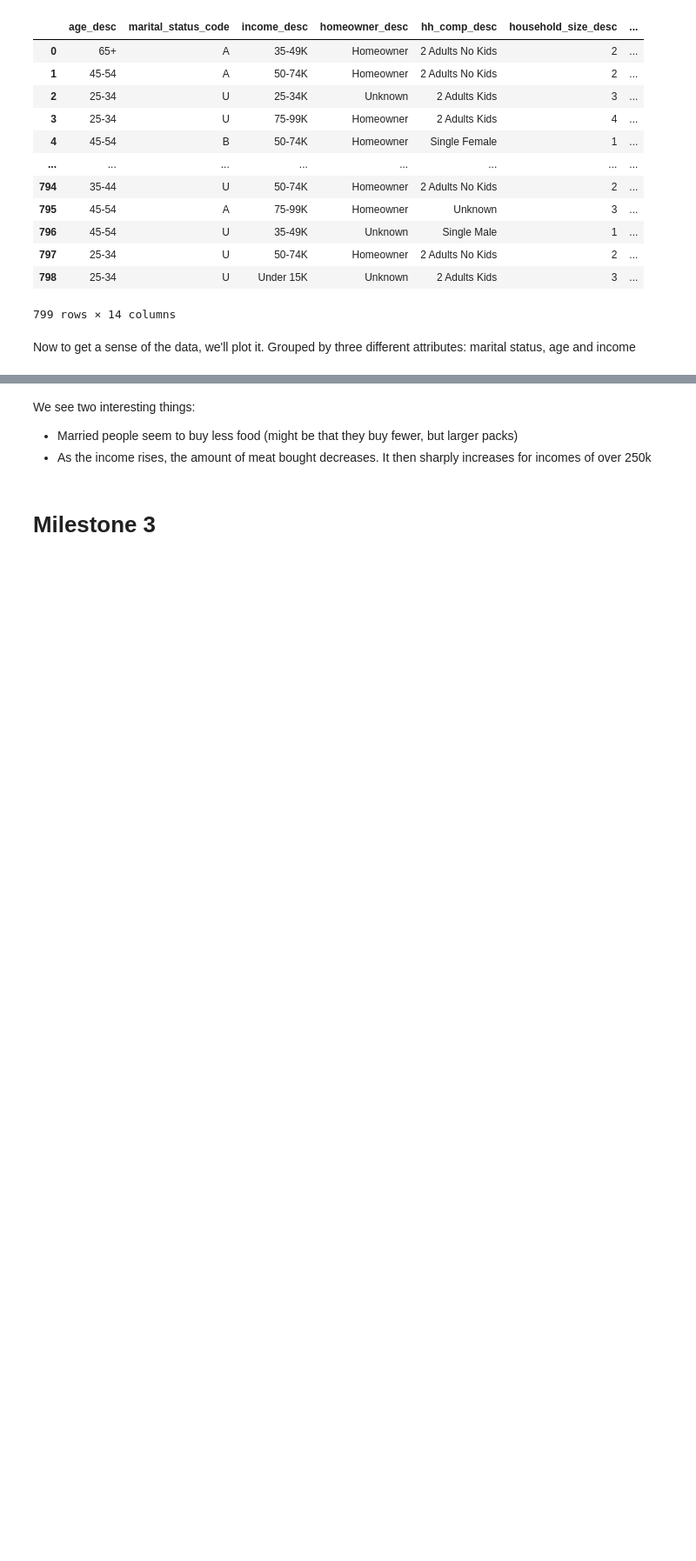
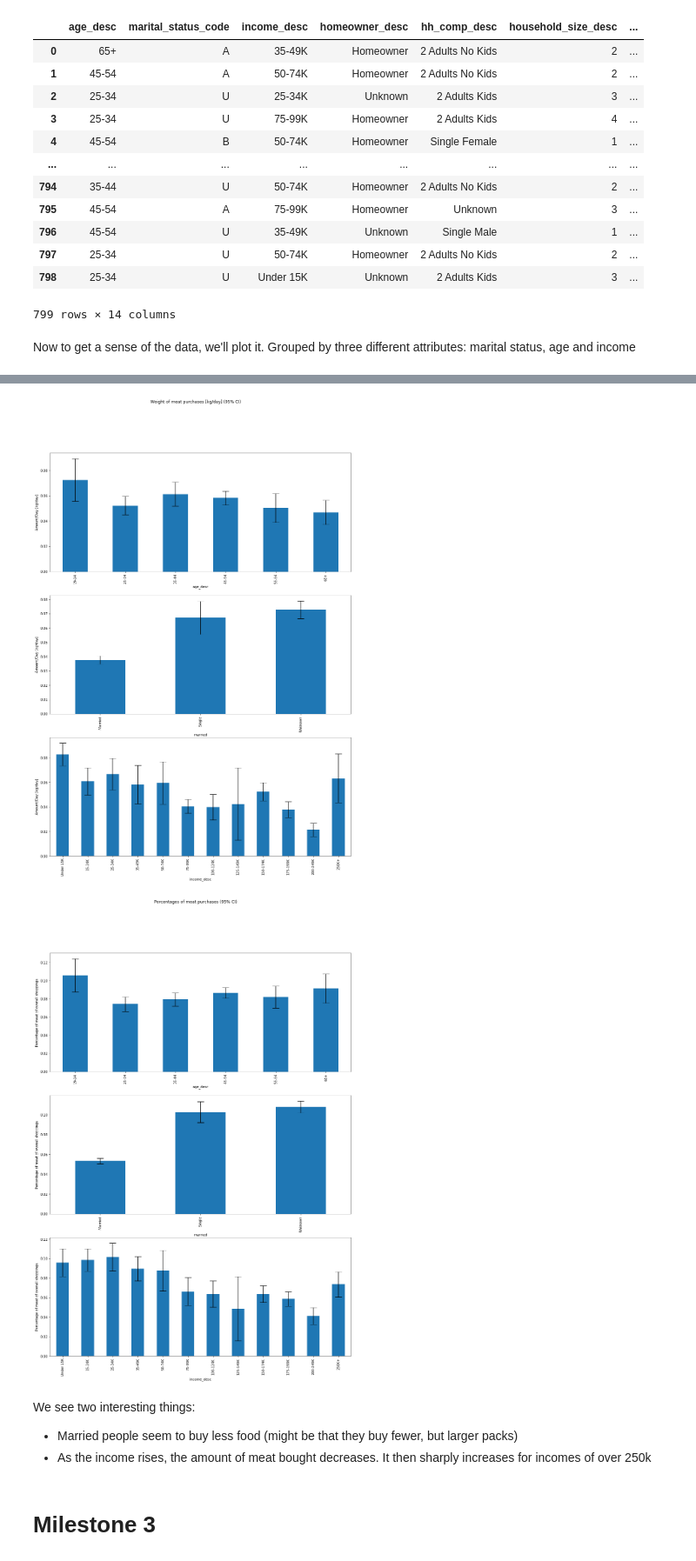
Before and after one commit to whateverforever/ada-2019-project, a Jupyter notebook: data_analysis.ipynb, the cells around one changed output, grey strips where cells are left out. Shown at 87% size. Drawn from its saved outputs; the diff is of its cells as text; code cells hidden in the pictures; blank space fills up the shorter version.

```diff
--- a/data_analysis.ipynb
+++ b/data_analysis.ipynb
@@ -1260,0 +1322,6 @@ shithsithsith
+# %%
+invalid_hh_durations = df_hh_meatweights["duration(days)"][
+    df_hh_meatweights["duration(days)"] == 0
+]
+
+invalid_hh_durations
@@ -1261,6 +1334,7 @@ shithsithsith
 # %%
-invalid_duration_hhkey = shithsithsith["duration(days)"][shithsithsith["duration(days)"] == 0].index.values
-shithsithsith.drop(index=invalid_duration_hhkey, inplace=True)
+invalid_duration_hhkey = invalid_hh_durations.index.values
+
+df_hh_meatweights.drop(index=invalid_duration_hhkey, inplace=True)
 # %% [markdown]
 Now we'll create a temporary dataframe to compute a meat ratio for each for each household. We do this by grouping by the households and then doing the calculation:
 # %%
@@ -1301,13 +1375,13 @@ Now we combine our data to receive a new dataframe that enriches our existing de
 # Combine our newly computed ratio_meat and the old household data
 df_demo_w_meat = df_demo.merge(aa[["household_key", "ratio_meat"]], on="household_key")
 
+# Combine it with the weight and duration
+df_demo_w_meat = df_demo_w_meat.merge(df_hh_meatweights, on="household_key")
+
 # Normalize our ratio_meat by the size of the households
 df_demo_w_meat["ratio_meat"] /= df_demo_w_meat["household_size_desc_numeric"]
 
-# Combine it with the weight
-df_demo_w_meat = df_demo_w_meat.merge(shithsithsith, on="household_key")
-
-# Normalize the same way we did
+# The weight additionally has to be normalized by the duration of the data recording
 df_demo_w_meat["weight(kg)"] /= df_demo_w_meat["household_size_desc_numeric"]
 df_demo_w_meat["weight(kg/day)"] = df_demo_w_meat["weight(kg)"] / df_demo_w_meat["duration(days)"]
 
@@ -1380,3 +1442,43 @@ plt.show()
+# %%
+reindex = {
+    "income_desc": [
+        "Under 15K",
+        "15-24K",
+        "25-34K",
+        "35-49K",
+        "50-74K",
+        "75-99K",
+        "100-124K",
+        "125-149K",
+        "150-174K",
+        "175-199K",
+        "200-249K",
+        "250K+",
+    ]
+}
+
+interesting_groups = ["age_desc", "married", "income_desc"]
+
+mean_plot_for_groups(
+    df_demo_w_meat,
+    interesting_groups,
+    attribute="weight(kg/day)",
+    ylabel="Amount/Day [kg/day]",
+    title="Weight of meat purchases [kg/day] (95% CI)",
+    reindex=reindex
+)
+
+mean_plot_for_groups(
+    df_demo_w_meat,
+    interesting_groups,
+    attribute="ratio_meat",
+    ylabel="Percentage of meat of overall shoppings",
+    title="Percentages of meat purchases (95% CI)",
+    reindex=reindex
+)
+# %% [output]
+[figure, added]
+[figure, added]
 # %% [markdown]
 We see two interesting things:
 
```
Also changed, not shown: parts of 32 cells of this notebook.
